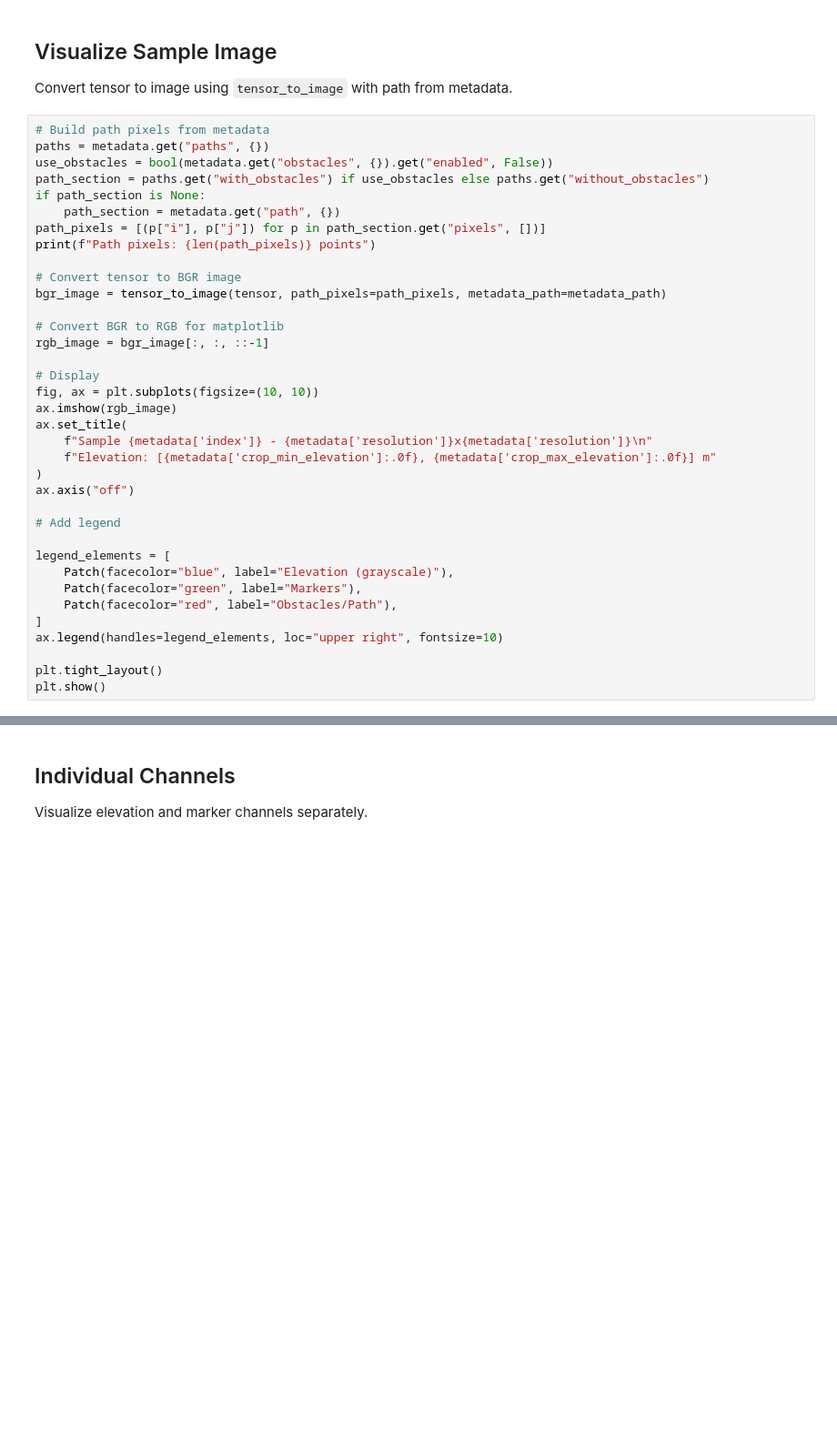
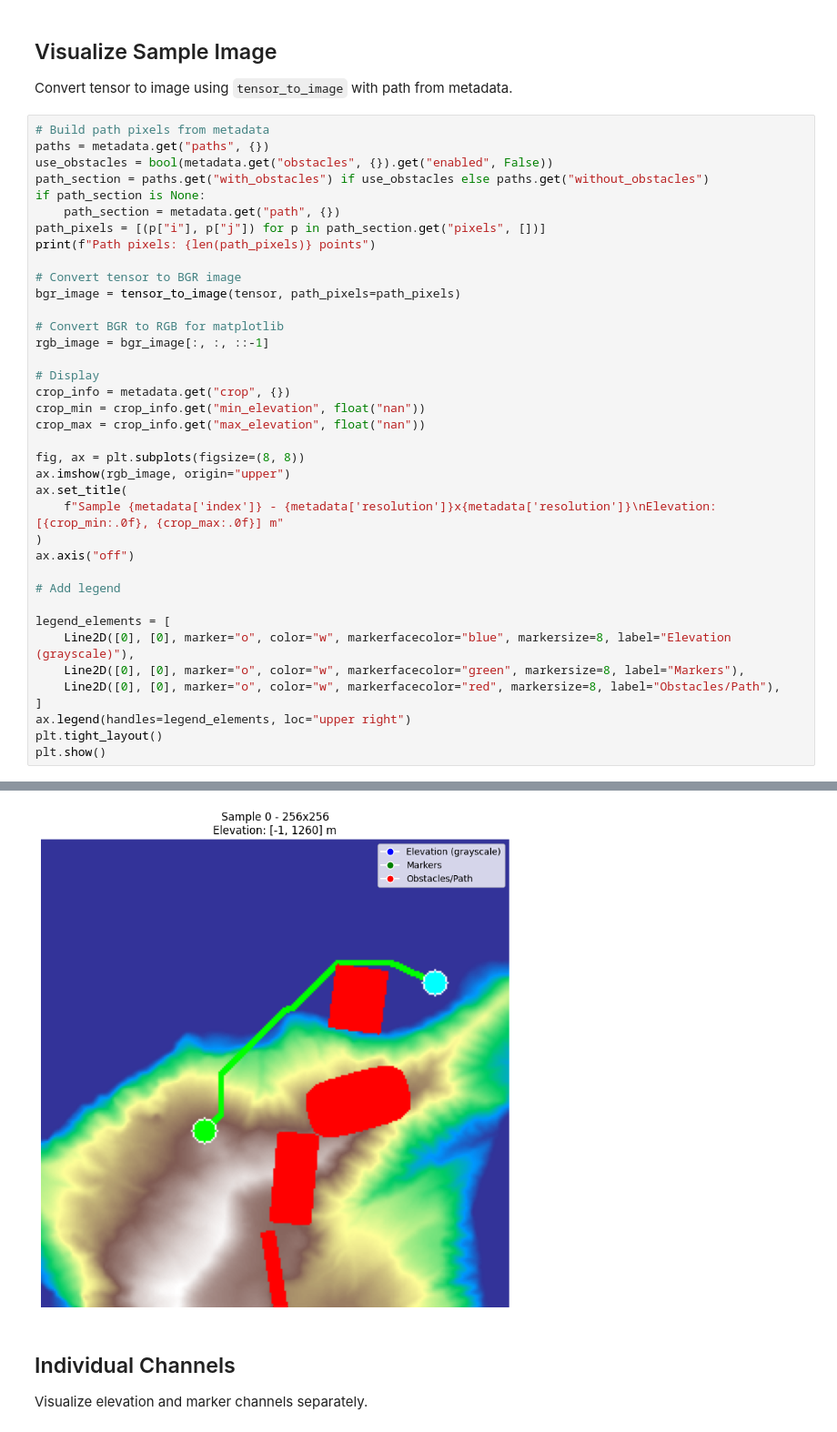
Before and after one commit to ThalesGroup/passage, a Jupyter notebook: notebooks/visualize.ipynb, the cells around one changed output, grey strips where cells are left out. Shown at 91% size. Cells and saved outputs as stored; diff of their text form; blank space fills up the shorter version.

```diff
--- a/notebooks/visualize.ipynb
+++ b/notebooks/visualize.ipynb
@@ -122,28 +183,31 @@ path_pixels = [(p["i"], p["j"]) for p in path_section.get("pixels", [])]
 print(f"Path pixels: {len(path_pixels)} points")
 
 # Convert tensor to BGR image
-bgr_image = tensor_to_image(tensor, path_pixels=path_pixels, metadata_path=metadata_path)
+bgr_image = tensor_to_image(tensor, path_pixels=path_pixels)
 
 # Convert BGR to RGB for matplotlib
 rgb_image = bgr_image[:, :, ::-1]
 
 # Display
-fig, ax = plt.subplots(figsize=(10, 10))
-ax.imshow(rgb_image)
+crop_info = metadata.get("crop", {})
+crop_min = crop_info.get("min_elevation", float("nan"))
+crop_max = crop_info.get("max_elevation", float("nan"))
+
+fig, ax = plt.subplots(figsize=(8, 8))
+ax.imshow(rgb_image, origin="upper")
 ax.set_title(
-    f"Sample {metadata['index']} - {metadata['resolution']}x{metadata['resolution']}\n"
-    f"Elevation: [{metadata['crop_min_elevation']:.0f}, {metadata['crop_max_elevation']:.0f}] m"
+    f"Sample {metadata['index']} - {metadata['resolution']}x{metadata['resolution']}\nElevation: [{crop_min:.0f}, {crop_max:.0f}] m"
 )
 ax.axis("off")
 
 # Add legend
 
 legend_elements = [
-    Patch(facecolor="blue", label="Elevation (grayscale)"),
-    Patch(facecolor="green", label="Markers"),
-    Patch(facecolor="red", label="Obstacles/Path"),
+    Line2D([0], [0], marker="o", color="w", markerfacecolor="blue", markersize=8, label="Elevation (grayscale)"),
+    Line2D([0], [0], marker="o", color="w", markerfacecolor="green", markersize=8, label="Markers"),
+    Line2D([0], [0], marker="o", color="w", markerfacecolor="red", markersize=8, label="Obstacles/Path"),
 ]
-ax.legend(handles=legend_elements, loc="upper right", fontsize=10)
-
+ax.legend(handles=legend_elements, loc="upper right")
 plt.tight_layout()
 plt.show()
+# %% [output]
@@ -150,3 +215,4 @@ plt.show()
+[figure, added]
 # %% [markdown]
 ## Individual Channels
 
```
Also changed, not shown: parts of 7 cells of this notebook, 14 other files.
